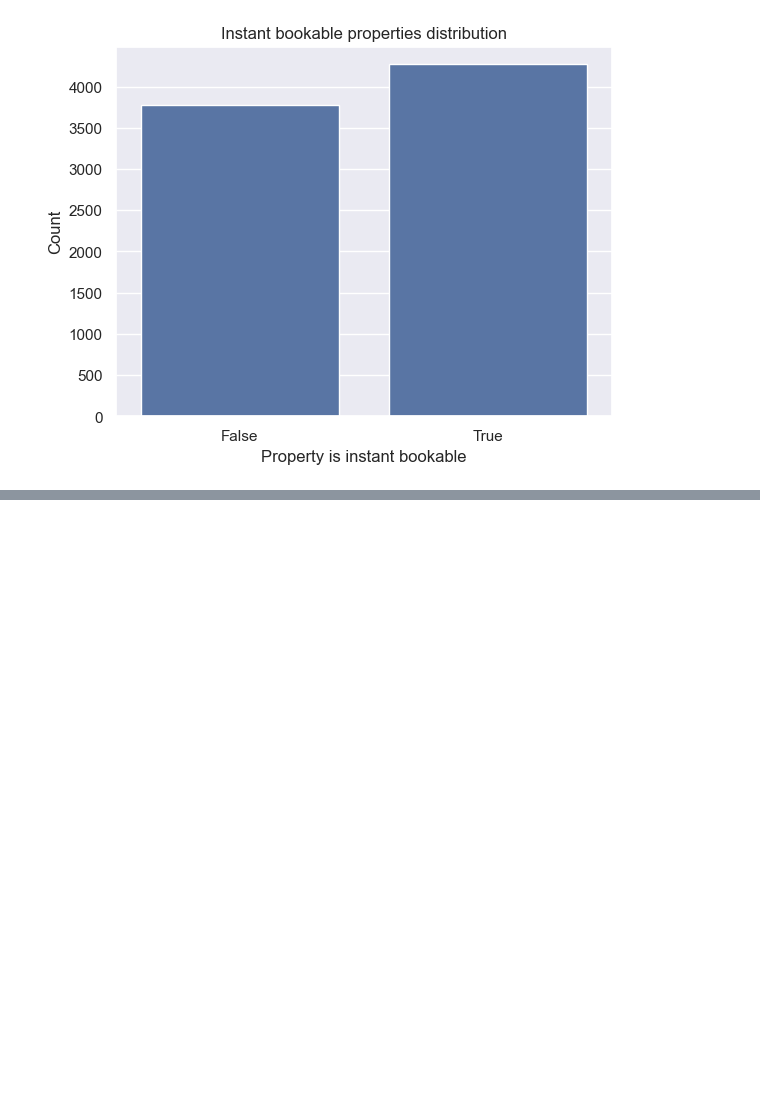
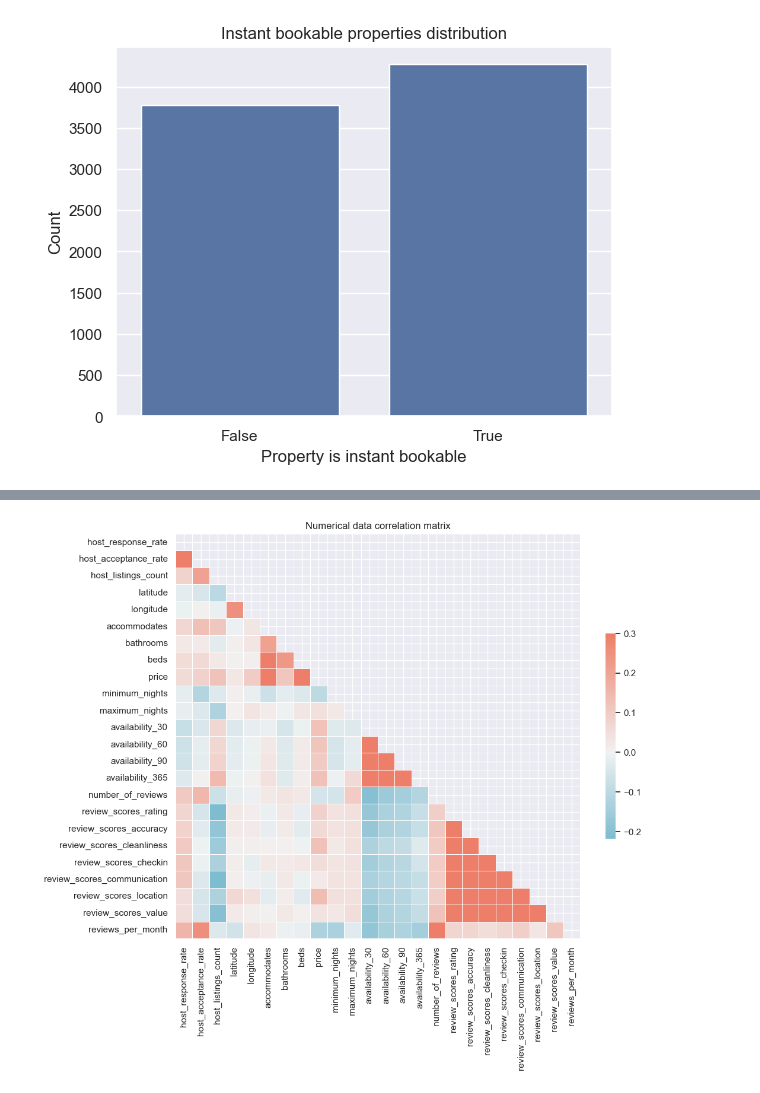
Before and after one commit to Beacon6/airbnb-vienna, a Jupyter notebook: vienna.ipynb, the cells around one changed output, grey strips where cells are left out. Cells and saved outputs as stored; diff of their text form; code cells hidden in the pictures; blank space fills up the shorter version.

Commit message:
Add numerical data correlation matrix

```diff
--- a/vienna.ipynb
+++ b/vienna.ipynb
@@ -385,0 +390,30 @@ plt.show()
+# %%
+num_variables = [
+    'host_response_rate',
+    'host_acceptance_rate',
+    'host_listings_count',
+    'latitude',
+    'longitude',
+    'accommodates',
+    'bathrooms',
+    'beds',
+    'price',
+    'minimum_nights',
+    'maximum_nights',
+    'availability_30',
+    'availability_60',
+    'availability_90',
+    'availability_365',
+    'number_of_reviews',
+    'review_scores_rating',
+    'review_scores_accuracy',
+    'review_scores_cleanliness',
+    'review_scores_checkin',
+    'review_scores_communication',
+    'review_scores_location',
+    'review_scores_value',
+    'reviews_per_month'
+]
+
+df_num = df[num_variables]
+df_num
@@ -385,0 +455,3 @@ plt.show()
+# %%
+correlation_matrix = df_num.corr()
+correlation_matrix
@@ -385,0 +476,10 @@ plt.show()
+# %%
+mask = np.triu(np.ones_like(correlation_matrix, dtype=bool))
+f, ax = plt.subplots(figsize=(11, 9))
+cmap = sns.diverging_palette(220, 20, l=65, as_cmap=True)
+sns.heatmap(correlation_matrix, mask=mask, cmap=cmap, vmax=0.3, center=0,
+    square=True, linewidths=0.5, cbar_kws={"shrink": 0.5})
+plt.title('Numerical data correlation matrix')
+plt.show()
+# %% [output]
+[figure, added]
```
Also changed, not shown: parts of 5 cells of this notebook.
